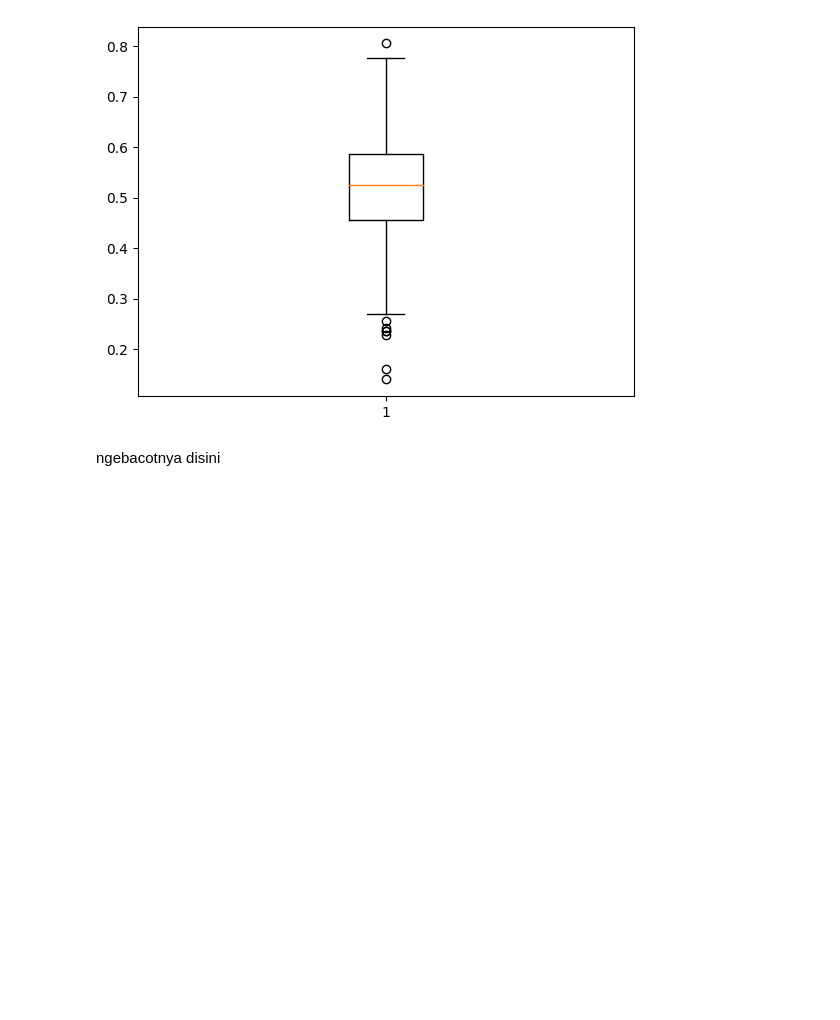
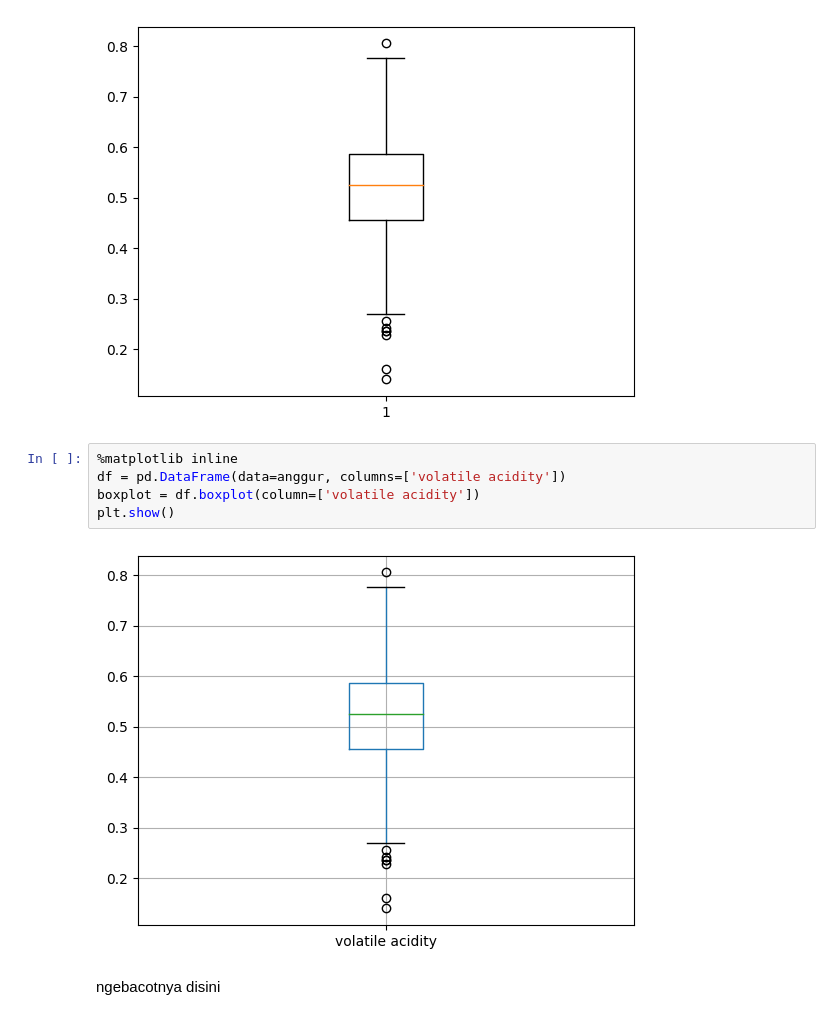
Before and after one commit to kevinjohn01/tubes-probstat, a Jupyter notebook: Nomor2.ipynb, the cells around one changed output. Cells and saved outputs as stored; diff of their text form; blank space fills up the shorter version.

```diff
--- a/Nomor2.ipynb
+++ b/Nomor2.ipynb
@@ -33,6 +32,13 @@ plt.boxplot(anggur["volatile acidity"])
 plt.show()
 # %% [output]
 [figure]
+# %%
+%matplotlib inline
+df = pd.DataFrame(data=anggur, columns=['volatile acidity'])
+boxplot = df.boxplot(column=['volatile acidity'])
+plt.show()
+# %% [output]
+[figure, added]
 # %% [markdown]
 ngebacotnya disini
 # %%
```
Also changed, not shown: parts of 13 cells of this notebook, 1 other file.
